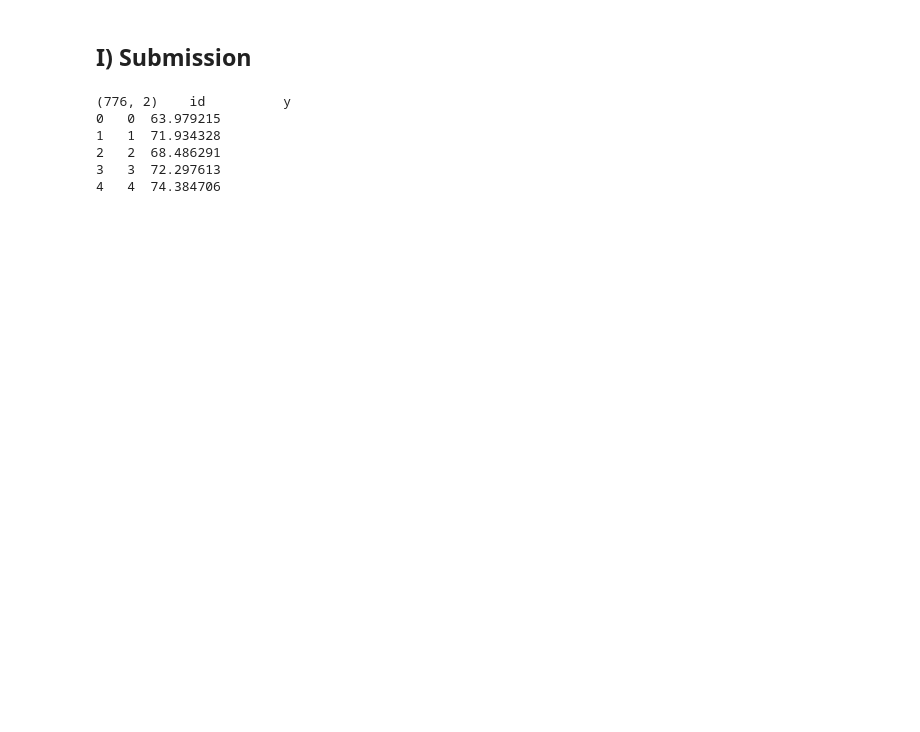
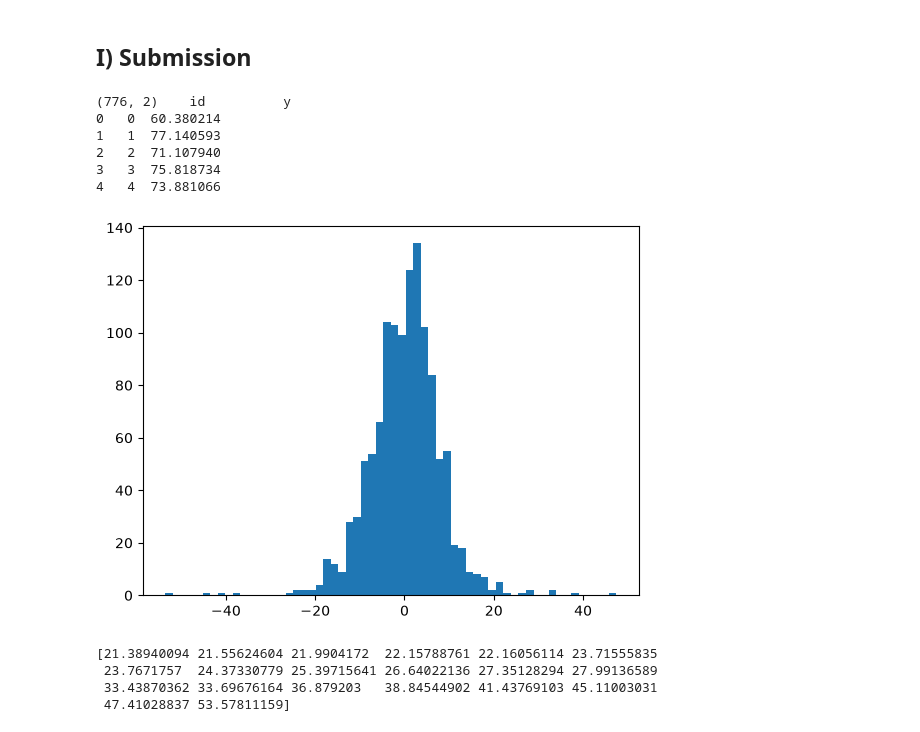
Before and after one commit to challandenathan/AGE_BRAIN_MRI, a Jupyter notebook: main.ipynb, the cells around one changed output. Cells and saved outputs as stored; diff of their text form; code cells hidden in the pictures; blank space fills up the shorter version.

```diff
--- a/main.ipynb
+++ b/main.ipynb
@@ -239,7 +268,7 @@ def frozen_referee_as_scorer():
 2) Conditionnal imputation : predict missing values from other features (keep correlation structure) -> Better
 eg : KNNImputer (avg k similar subjects) ; IterativeImputer (regress each feature on the others)
 # %%
-l_impute = 2
+l_impute = 1
 
 imputation_methods = [
     SimpleImputer(strategy="median"),            # 1. baseline
@@ -271,8 +300,7 @@ feature_methods_indep_y = [
 ]
 
 feature_methods_dep_y = [
-    #SelectKBest(f_regression, k=80),
-    SelectKBest(f_regression, k=100),
+    SelectKBest(f_regression, k=150), #best found
     #SelectKBest(f_regression, k=120),
     SelectFromModel(ElasticNet(alpha=0.01, l1_ratio=0.5)), SelectFromModel(ElasticNet(alpha=0.1, l1_ratio=0.5)), SelectFromModel(ElasticNet(alpha=1, l1_ratio=0.5)),  # embedded — the best-matched one
     VarianceThreshold(0.0),
@@ -319,16 +370,10 @@ pipe = Pipeline([
 grid = {
     #depth 1:
     "detector":      out_methods_train[:l_train],
-    "contamination":   [0.05, 0.1, 0.2],
+    "contamination":   [0.05],
+    **model_subgrids[l_subgrids - 1],  #paremeters to tune depend on the model used
     #depth 2 (para of the inner pipeline):
-    "inner__impute":        imputation_methods[:l_impute],
-    "inner__feature":       feature_methods_indep_y[:l_feature_indep_y]+feature_methods_dep_y[:l_feature_dep_y],
-    "inner__model":         models[:l_models],
-    #depth 3:
-    #"inner__model__alpha":  [0.1,1.0, 10.0, 50.0],
-    #"inner__feature__k":      [50, 100, 200, 400],
-    #"inner__model__l1_ratio": [0.1, 0.5, 0.9],
-    #"inner__impute__n_neighbors": [3, 5, 10]
+    "inner__impute":  imputation_methods[:l_impute],
 }
 # %% [markdown]
 ## G) Train the model and predict
@@ -419,13 +446,25 @@ Error:
 # %%
 os.makedirs("submissions", exist_ok=True)
 
+
 submission = pd.DataFrame({"id": np.arange(len(y_pred)), "y": y_pred.ravel()})
-submission.to_csv("submissions/sub_01.csv", index=False)
+submission.to_csv(f"submissions/sub_{datetime.now():%m%d_%H%M}.csv", index=False)
 print(submission.shape, submission.head())
+
+from sklearn.model_selection import cross_val_predict
+oof = cross_val_predict(pipe, X_train, y_train.ravel(), cv=kf)
+res = y_train.ravel() - oof
+import matplotlib.pyplot as plt; plt.hist(res, bins=60); plt.show()
+print(np.sort(np.abs(res))[-20:])
 # %% [output]
 (776, 2)    id          y
-0   0  63.979215
-1   1  71.934328
-2   2  68.486291
-3   3  72.297613
-4   4  74.384706
+0   0  60.380214
+1   1  77.140593
+2   2  71.107940
+3   3  75.818734
+4   4  73.881066
+[figure, added]
+[21.38940094 21.55624604 21.9904172  22.15788761 22.16056114 23.71555835
+ 23.7671757  24.37330779 25.39715641 26.64022136 27.35128294 27.99136589
+ 33.43870362 33.69676164 36.879203   38.84544902 41.43769103 45.11003031
+ 47.41028837 53.57811159]
```
Also changed, not shown: parts of 6 cells of this notebook.
